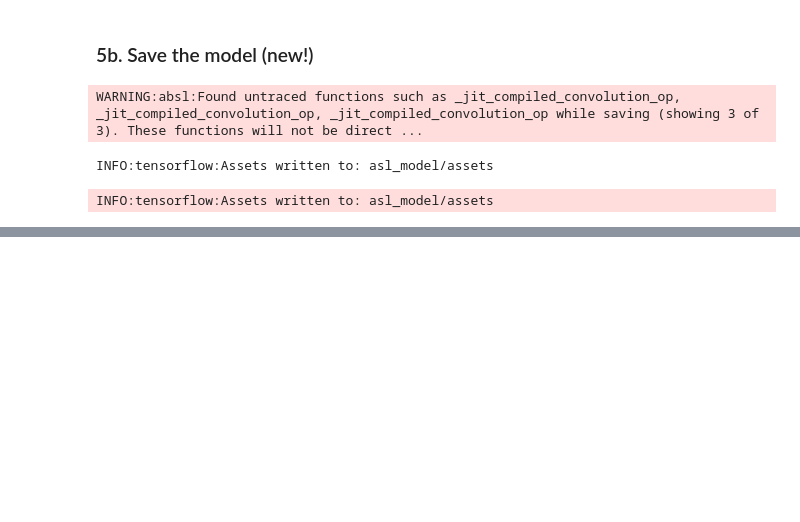
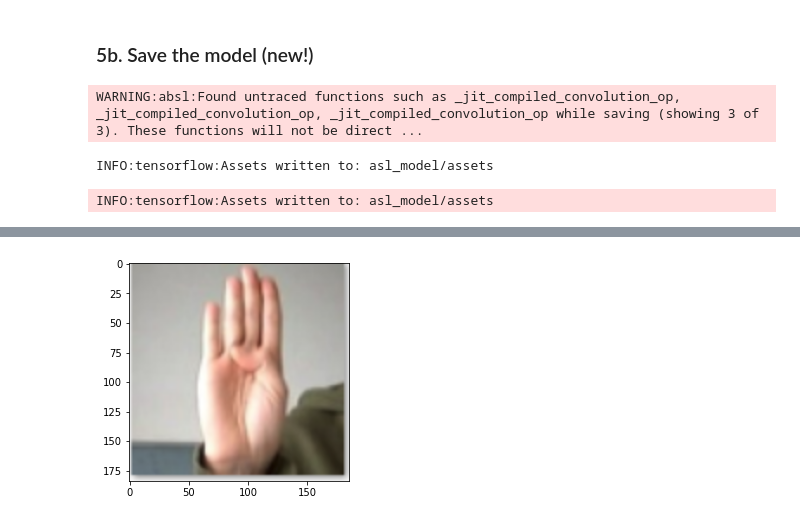
Before and after one commit to felixm3/coursework-workshops-bootcamps-lectures-etc, a Jupyter notebook: nvidia-dli-fundamentals-of-deep-learning/04_asl_data_augmentation.ipynb, the cells around one changed output, grey strips where cells are left out. Drawn from its saved outputs; the diff is of its cells as text; code cells hidden in the pictures; blank space fills up the shorter version.

```diff
--- a/nvidia-dli-fundamentals-of-deep-learning/04_asl_data_augmentation.ipynb
+++ b/nvidia-dli-fundamentals-of-deep-learning/04_asl_data_augmentation.ipynb
@@ -181,0 +208,11 @@ INFO:tensorflow:Assets written to: asl_model/assets
+# %%
+import matplotlib.pyplot as plt
+import matplotlib.image as mpimg
+
+def show_image(image_path):
+    image = mpimg.imread(image_path)
+    plt.imshow(image, cmap='gray')
+# %%
+show_image('data/asl_images/b.png')
+# %% [output]
+[figure, added]
```
Also changed, not shown: parts of 15 cells of this notebook, 3 other files.
